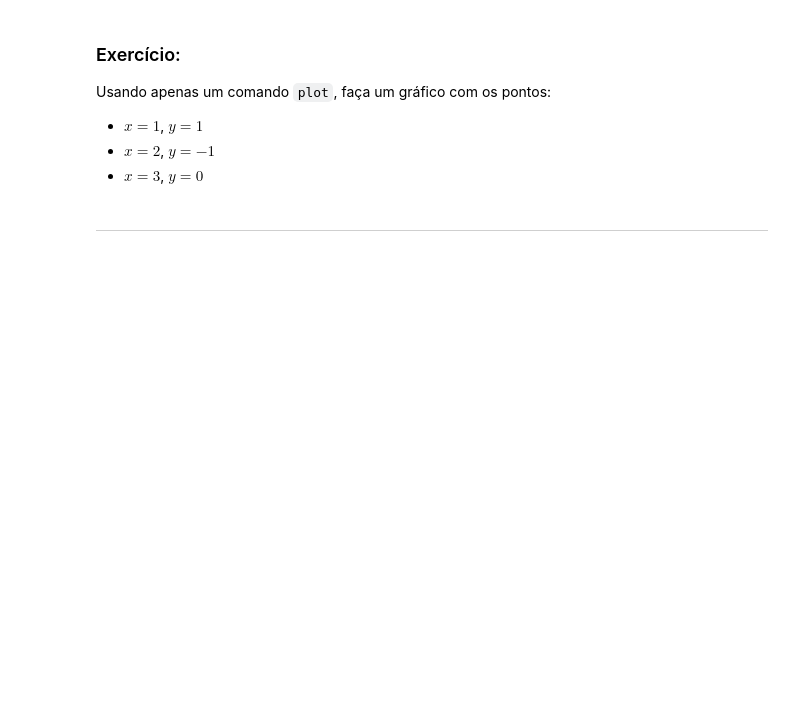
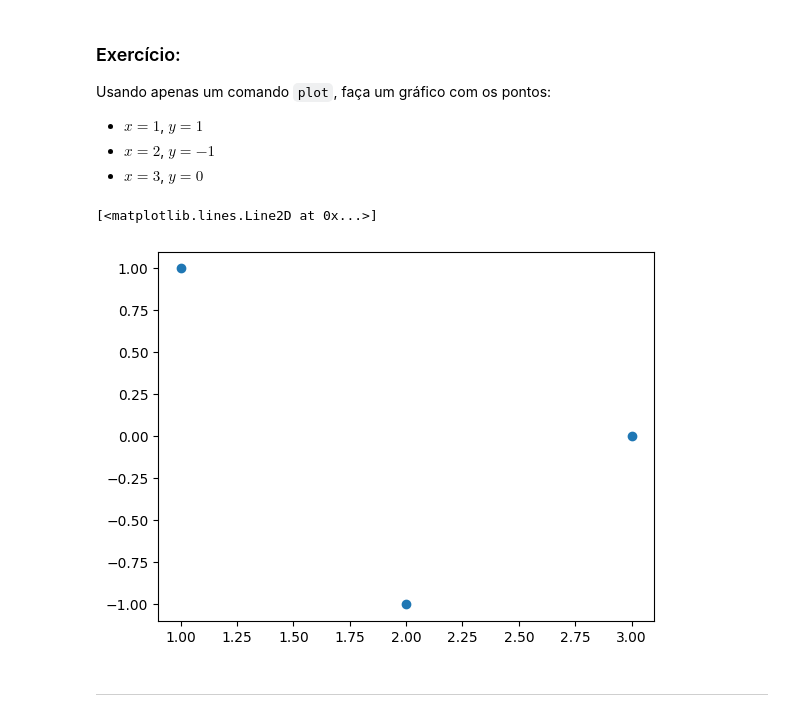
Before and after one commit to mahzze/Solucoes-notebooks-bcc, a Jupyter notebook: aulas/3_Graficos.ipynb, the cells around one changed output. Drawn from its saved outputs; the diff is of its cells as text; code cells hidden in the pictures; blank space fills up the shorter version.

```diff
--- a/aulas/3_Graficos.ipynb
+++ b/aulas/3_Graficos.ipynb
@@ -104,3 +120,9 @@ Usando apenas um comando ``plot``, faça um gráfico com os pontos:
+# %%
+# Sua resposta
+plt.plot([1,2,3],[1,-1,0],'o')
+# %% [output]
+[<matplotlib.lines.Line2D at 0x...>]
+[figure, added]
 # %% [markdown]
 <hr>
 # %% [markdown]
```
Also changed, not shown: parts of 34 cells of this notebook.
